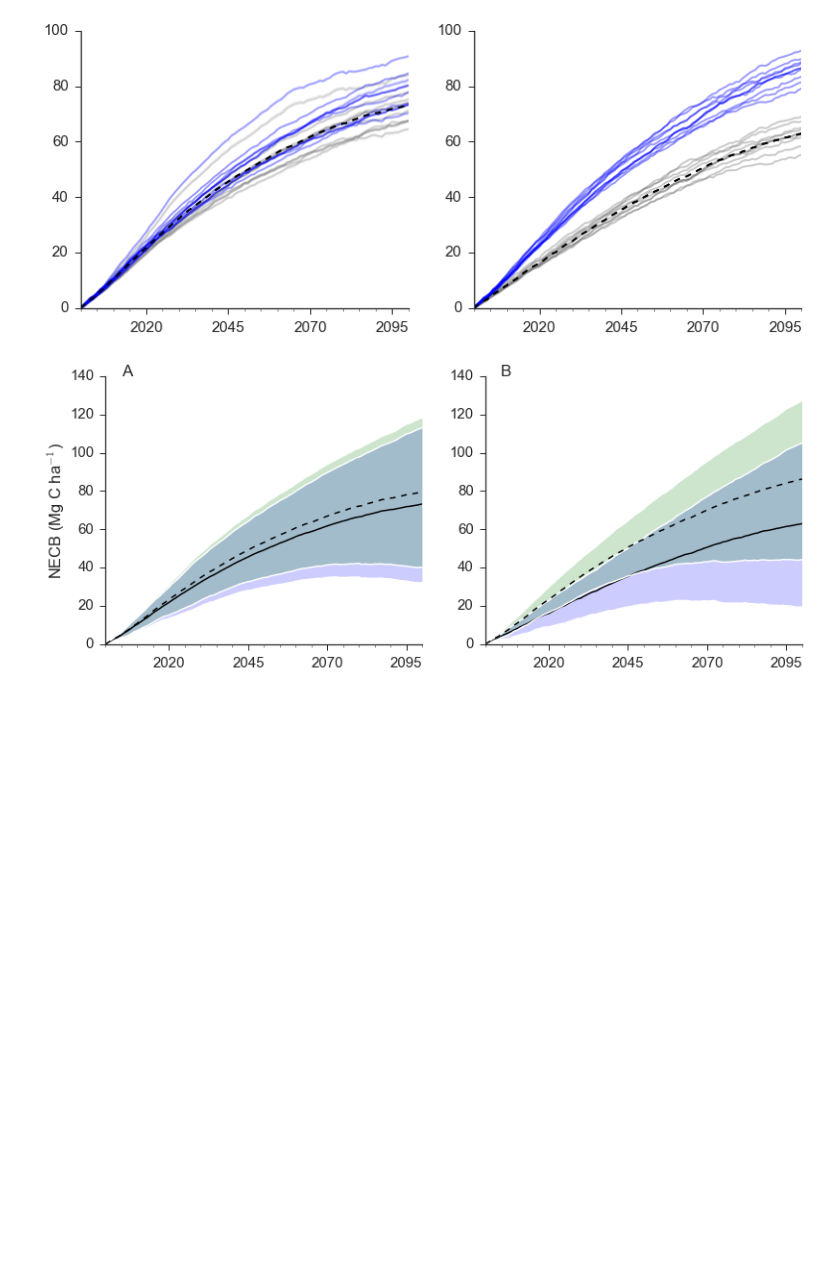
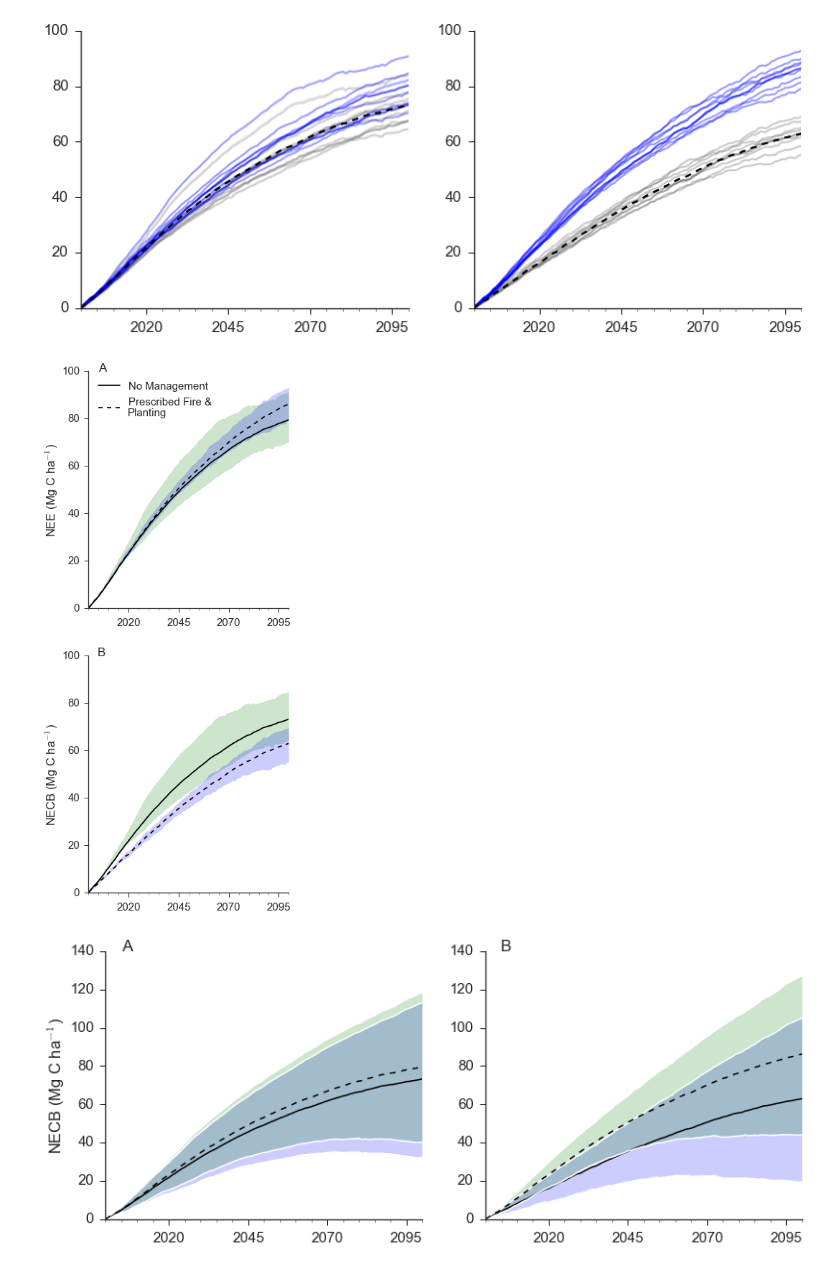
Before and after one commit to djkrofch/FtBenning, a Jupyter notebook: SwantesonFranzianAnalysis.ipynb, the cells around one changed output. Saved outputs shown, nothing was run; the diff lists cells and outputs as text; code cells hidden in the pictures; blank space fills up the shorter version.

```diff
--- a/SwantesonFranzianAnalysis.ipynb
+++ b/SwantesonFranzianAnalysis.ipynb
@@ -628,6 +675,89 @@ sns.despine()
 sns.set_style('ticks')
 # %% [output]
 [figure]
+# %%
+f, ((ax1, ax2)) = plt.subplots(2,1, figsize =(5,13))
+
+
+getmax = allTSNMnee[allTSNMnee.index.year == 2100].NEE.max()
+getmin = allTSNMnee[allTSNMnee.index.year == 2100].NEE.min()
+
+maxrep = allTSNMnee.rep[allTSNMnee.NEE == getmax]
+maxclim = allTSNMnee.climate[allTSNMnee.NEE == getmax]
+
+minrep = allTSNMnee.rep[allTSNMnee.NEE == getmin]
+minclim = allTSNMnee.climate[allTSNMnee.NEE == getmin]
+
+MAXTSNM = allTSNMnee[(allTSNMnee.rep == maxrep[0]) & (allTSNMnee.climate == maxclim[0])]
+MINTSNM = allTSNMnee[(allTSNMnee.rep == minrep[0]) & (allTSNMnee.climate == minclim[0])]
+
+
+getmaxRX = allTSRXnee[allTSRXnee.index.year == 2100].NEE.max()
+getminRX = allTSRXnee[allTSRXnee.index.year == 2100].NEE.min()
+
+maxrepRX = allTSRXnee.rep[allTSRXnee.NEE == getmaxRX]
+maxclimRX = allTSRXnee.climate[allTSRXnee.NEE == getmaxRX]
+
+minrepRX = allTSRXnee.rep[allTSRXnee.NEE == getminRX]
+minclimRX = allTSRXnee.climate[allTSRXnee.NEE == getminRX]
+
+MAXTSRX = allTSRXnee[(allTSRXnee.rep == maxrepRX[0]) & (allTSRXnee.climate == maxclimRX[0])]
+MINTSRX = allTSRXnee[(allTSRXnee.rep == minrepRX[0]) & (allTSRXnee.climate == minclimRX[0])]
+
+nomanmean.index = MAXTSNM.index
+nomanmean.NEECw.plot(ax = ax1, color = 'black', linestyle = '-')
+rxmean.index = MAXTSNM.index
+rxmean.NEECw.plot(ax = ax1, color = 'black', linestyle = '--')
+
+ax1.fill_between(MAXTSNM.index, MAXTSNM.NEE, MINTSNM.NEE, color = 'green', alpha = 0.2)
+ax1.fill_between(MAXTSRX.index, MAXTSRX.NEE, MINTSRX.NEE, color = 'blue', alpha = 0.2)
+
+#------------------------------------------------------------
+getmax = allTSNM[allTSNM.index.year == 2100].NECB.max()
+getmin = allTSNM[allTSNM.index.year == 2100].NECB.min()
+
+maxrep = allTSNM.rep[allTSNM.NECB == getmax]
+maxclim = allTSNM.climate[allTSNM.NECB == getmax]
+
+minrep = allTSNM.rep[allTSNM.NECB == getmin]
+minclim = allTSNM.climate[allTSNM.NECB == getmin]
+
+MAXTSNM = allTSNM[(allTSNM.rep == maxrep[0]) & (allTSNM.climate == maxclim[0])]
+MINTSNM = allTSNM[(allTSNM.rep == minrep[0]) & (allTSNM.climate == minclim[0])]
+
+
+getmaxRX = allTSRX[allTSRX.index.year == 2100].NECB.max()
+getminRX = allTSRX[allTSRX.index.year == 2100].NECB.min()
+
+maxrepRX = allTSRX.rep[allTSRX.NECB == getmaxRX]
+maxclimRX = allTSRX.climate[allTSRX.NECB == getmaxRX]
+
+minrepRX = allTSRX.rep[allTSRX.NECB == getminRX]
+minclimRX = allTSRX.climate[allTSRX.NECB == getminRX]
+
+MAXTSRX = allTSRX[(allTSRX.rep == maxrepRX[0]) & (allTSRX.climate == maxclimRX[0])]
+MINTSRX = allTSRX[(allTSRX.rep == minrepRX[0]) & (allTSRX.climate == minclimRX[0])]
+
+nomanmean.index = MAXTSNM.index
+nomanmean.NECBw.plot(ax = ax2, color = 'black', linestyle = '-')
+rxmean.index = MAXTSNM.index
+rxmean.NECBtot.plot(ax = ax2, color = 'black', linestyle = '--')
+
+ax2.fill_between(MAXTSNM.index, MAXTSNM.NECB, MINTSNM.NECB, color = 'green', alpha = 0.2)
+ax2.fill_between(MAXTSRX.index, MAXTSRX.NECB, MINTSRX.NECB, color = 'blue', alpha = 0.2)
+
+ax1.set_ylim([0,100])
+ax2.set_ylim([0,100])
+ax1.set_ylabel('NEE (Mg C ha$^{-1}$)')
+ax2.set_ylabel('NECB (Mg C ha$^{-1}$)')
+
+ax1.text(0.05, 1, 'A', transform=ax1.transAxes, fontsize=17)
+ax2.text(0.05, 1, 'B', transform=ax2.transAxes, fontsize=17)
+
+ax1.legend(loc = 0, labels = ['No Management', 'Prescribed Fire & \nPlanting'])
+sns.despine()
+# %% [output]
+[figure, added]
 # %%
 f, ((ax1, ax2)) = plt.subplots(1,2, figsize =(13,5))
 
```
Also changed, not shown: parts of 3 cells of this notebook.
